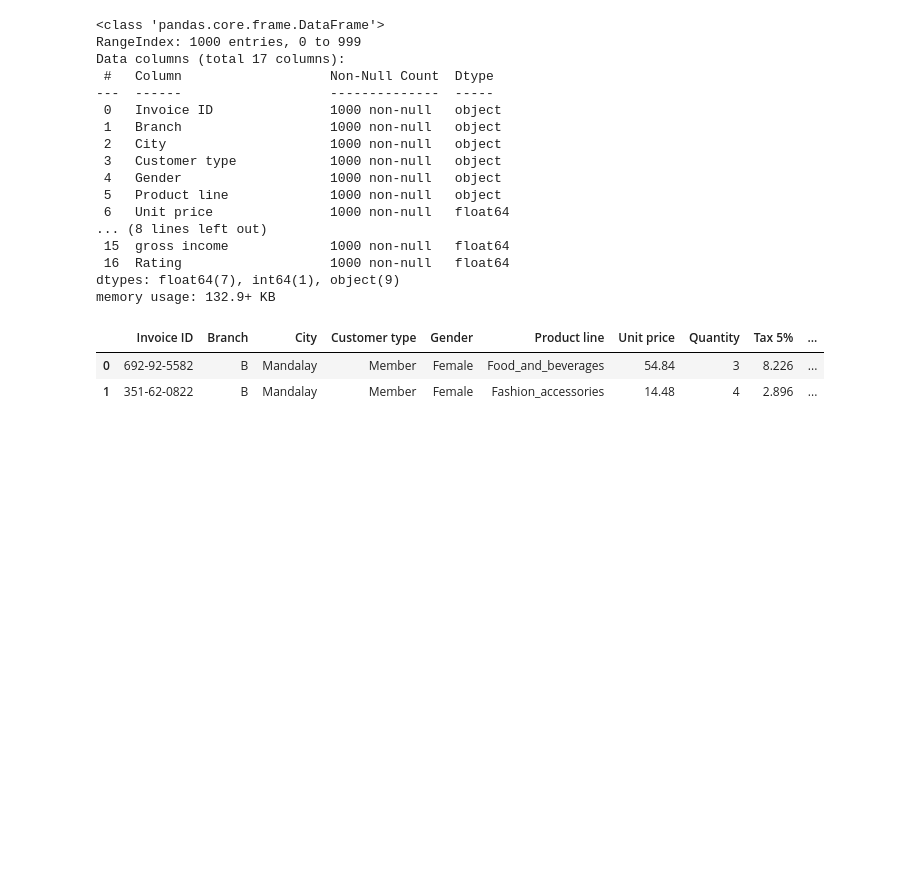
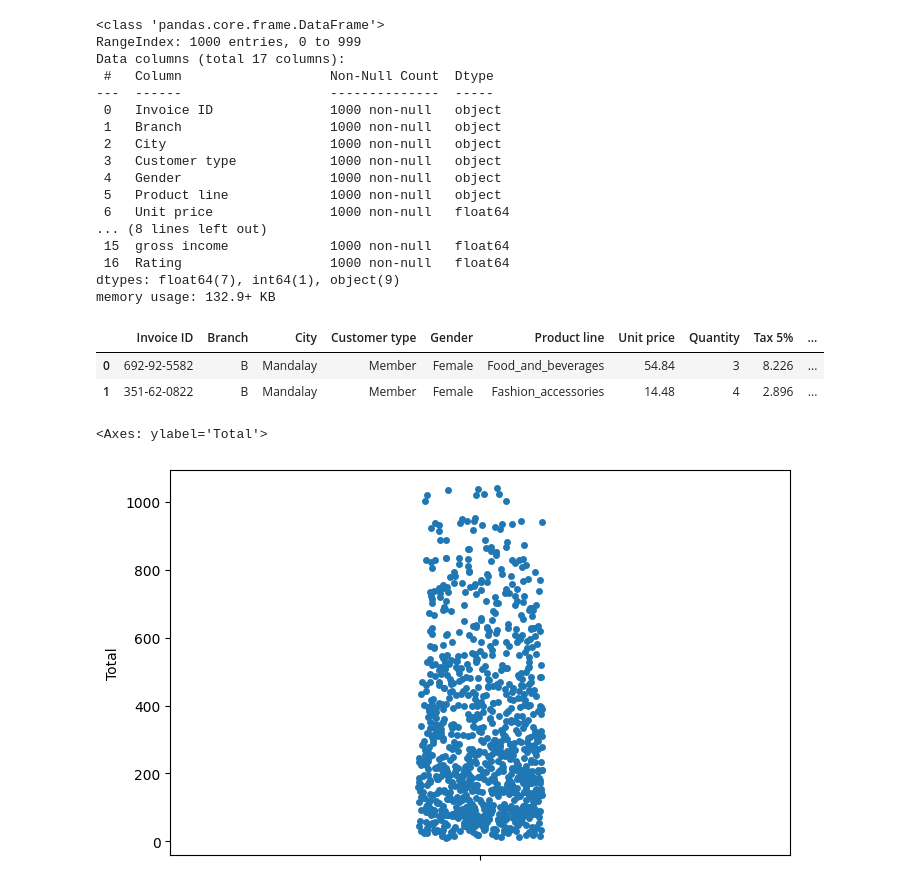
Before and after one commit to satishsinha/Python-Seaborn, a Jupyter notebook: Strip Plot.ipynb, the cells around one changed output. Saved outputs shown, nothing was run; the diff lists cells and outputs as text; code cells hidden in the pictures; blank space fills up the shorter version.

Commit message:
Strip Plot session completed

```diff
--- a/Strip Plot.ipynb
+++ b/Strip Plot.ipynb
@@ -34,3 +34,10 @@ data.head(2)
 |  | Invoice ID | Branch | City | Customer type | Gender | Product line | Unit price | Quantity | Tax 5% | ... |
 | 0 | 692-92-5582 | B | Mandalay | Member | Female | Food_and_beverages | 54.84 | 3 | 8.226 | ... |
 | 1 | 351-62-0822 | B | Mandalay | Member | Female | Fashion_accessories | 14.48 | 4 | 2.896 | ... |
+# %%
+## create a basic Strip Plot
+plt.figure(figsize=(8, 5))
+sns.stripplot(y='Total',data=data)
+# %% [output]
+<Axes: ylabel='Total'>
+[figure, added]
```
Also changed, not shown: parts of 9 cells of this notebook, 1 other file.
